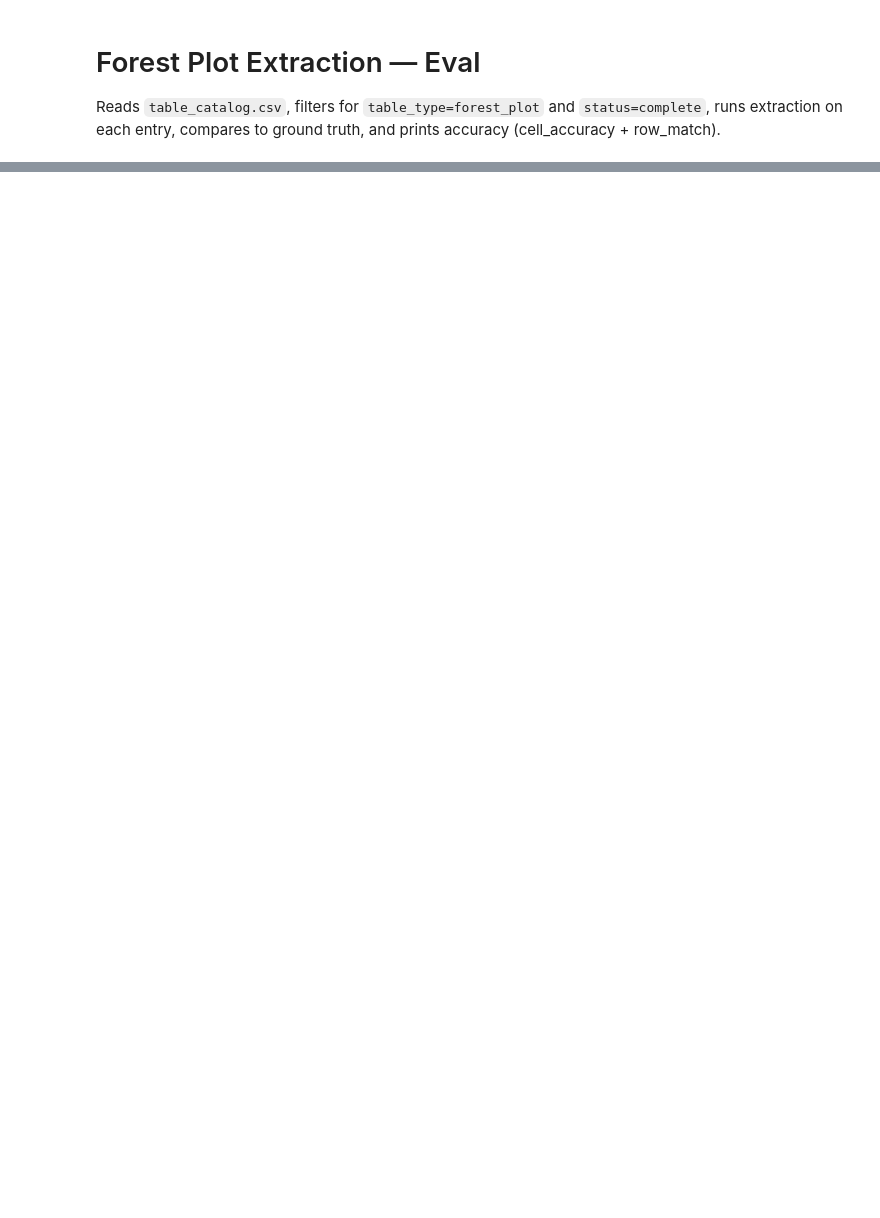
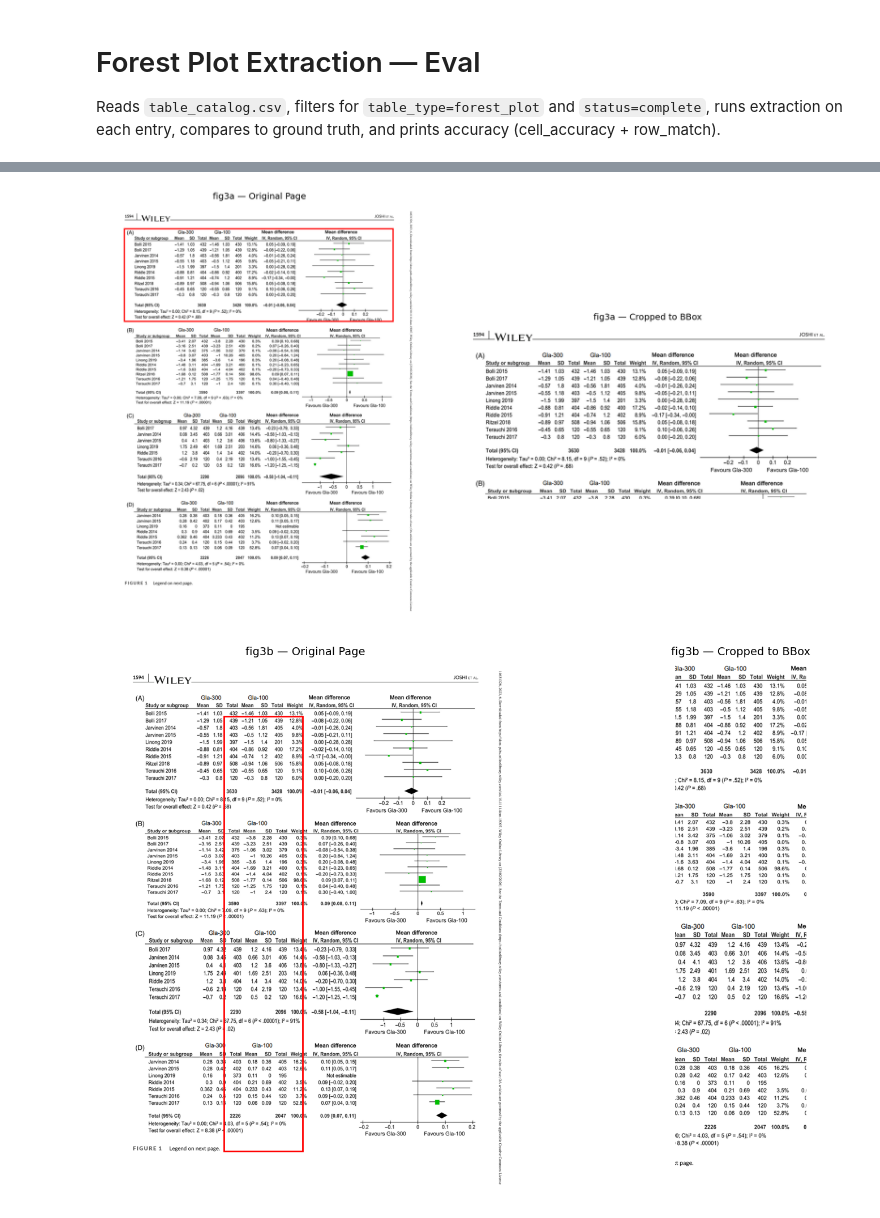
Before and after one commit to roshgill/table_extraction_medical, a Jupyter notebook: notebooks/eval_forest_plot.ipynb, the cells around one changed output, grey strips where cells are left out. Saved outputs shown, nothing was run; the diff lists cells and outputs as text; code cells hidden in the pictures; blank space fills up the shorter version.

```diff
--- a/notebooks/eval_forest_plot.ipynb
+++ b/notebooks/eval_forest_plot.ipynb
@@ -129,0 +123,30 @@ PER-COLUMN ACCURACY
+# %%
+import matplotlib.pyplot as plt
+import matplotlib.patches as patches
+
+for figure_id, page_img, crop_img, bbox_dict in crop_pairs:
+    fig, axes = plt.subplots(1, 2, figsize=(18, 10))
+
+    # Left: original page with bbox rectangle overlay
+    axes[0].imshow(page_img)
+    axes[0].set_title(f"{figure_id} — Original Page", fontsize=14)
+    if bbox_dict:
+        w, h = page_img.size
+        x = w * bbox_dict["x_min"] / 100
+        y = h * bbox_dict["y_min"] / 100
+        bw = w * (bbox_dict["x_max"] - bbox_dict["x_min"]) / 100
+        bh = h * (bbox_dict["y_max"] - bbox_dict["y_min"]) / 100
+        rect = patches.Rectangle((x, y), bw, bh, linewidth=2, edgecolor="red", facecolor="none")
+        axes[0].add_patch(rect)
+    axes[0].axis("off")
+
+    # Right: cropped image
+    axes[1].imshow(crop_img)
+    axes[1].set_title(f"{figure_id} — Cropped to BBox", fontsize=14)
+    axes[1].axis("off")
+
+    plt.tight_layout()
+    plt.show()
+# %% [output]
+[figure, added]
+[figure, added]
```
Also changed, not shown: parts of 5 cells of this notebook, 6 other files.
